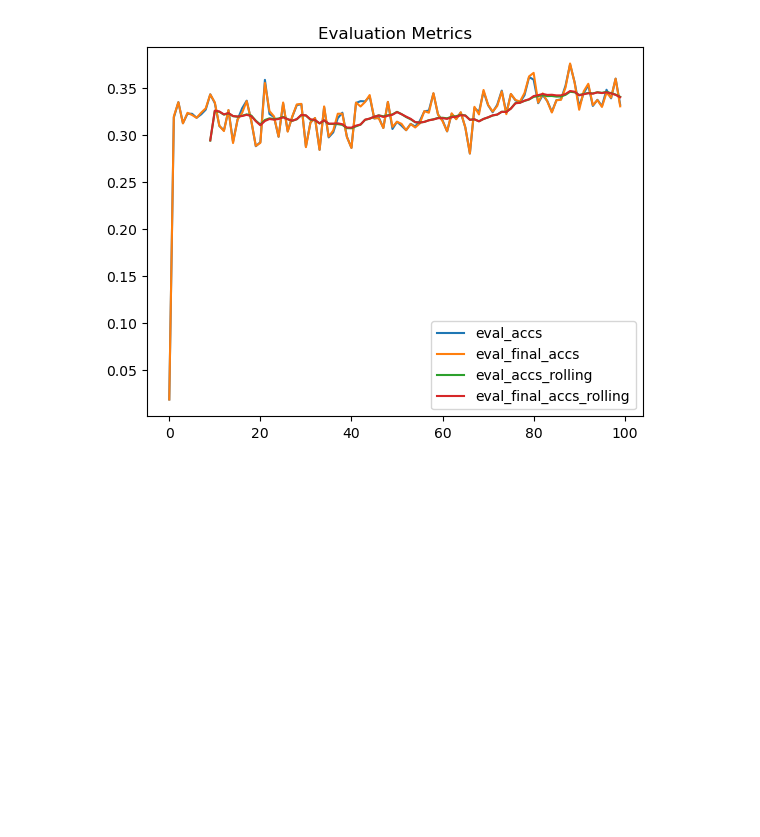
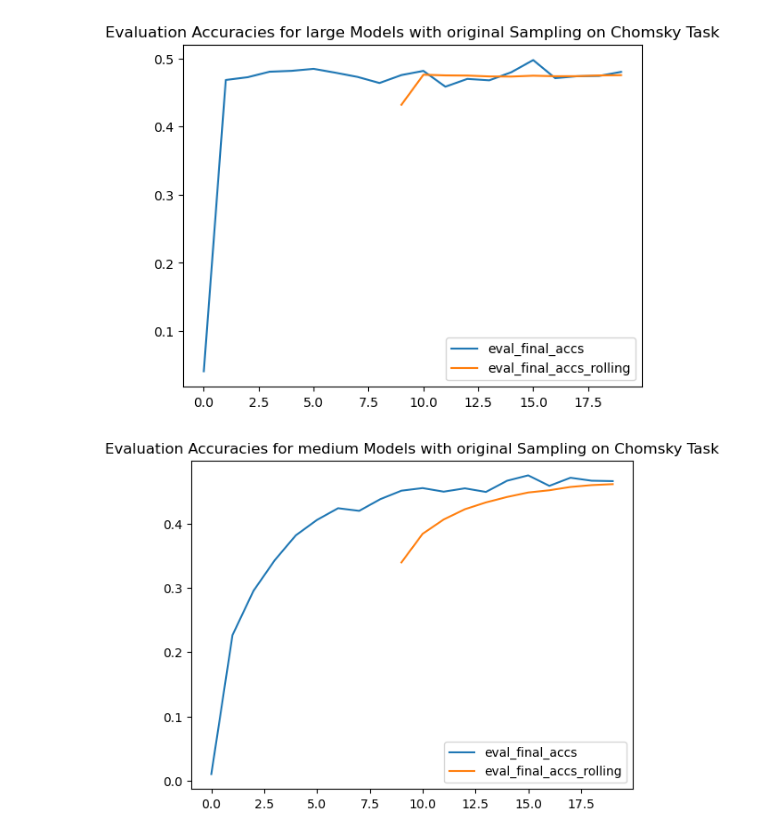
Before and after one commit to lazypanda10117/Learning-UTM, a Jupyter notebook: display_results.ipynb, the cells around one changed output. Cells and saved outputs as stored; diff of their text form; code cells hidden in the pictures; blank space fills up the shorter version.

```diff
--- a/display_results.ipynb
+++ b/display_results.ipynb
@@ -6,16 +6,31 @@ import seaborn as sns
-# %%
-results = pd.read_csv('evaluation_metrics_markov.csv')
-eval_accs = results['eval_accs']
-eval_final_accs = results['eval_final_accs']
 # %%
-plt.plot(eval_accs, label='eval_accs')
-plt.plot(eval_final_accs, label='eval_final_accs')
-eval_accs_rolling = pd.Series(eval_accs).rolling(window=10).mean()
-eval_final_accs_rolling = pd.Series(eval_final_accs).rolling(window=10).mean()
-plt.plot(eval_accs_rolling, label='eval_accs_rolling')
-plt.plot(eval_final_accs_rolling, label='eval_final_accs_rolling')
-plt.legend()
-plt.title('Evaluation Metrics')
-plt.show()
+# Generate Eval Accuracies Graph
+use_markovs = [
+    # True,
+    False
+]
+
+model_sizes = [
+    "large",
+    "medium",
+    "small"
+]
+
+for use_markov in use_markovs:
+    suffix = "markov" if use_markov else "original"
+    for model_size in model_sizes:
+        results = pd.read_csv(f'artifacts/metrics_{suffix}_transformer_{model_size}.csv')
+        eval_accs = results['eval_accs']
+        eval_final_accs = results['eval_final_accs']
+        # plt.plot(eval_accs, label='eval_accs')
+        plt.plot(eval_final_accs, label='eval_final_accs')
+        eval_accs_rolling = pd.Series(eval_accs).rolling(window=10).mean()
+        eval_final_accs_rolling = pd.Series(eval_final_accs).rolling(window=10).mean()
+        # plt.plot(eval_accs_rolling, label='eval_accs_rolling')
+        plt.plot(eval_final_accs_rolling, label='eval_final_accs_rolling')
+        plt.legend()
+        plt.title(f'Evaluation Accuracies for {model_size} Models with {suffix} Sampling on Chomsky Task')
+        plt.show()
 # %% [output]
-[figure, old version]
+[figure, new version]
+[figure, added]
```
Also changed, not shown: parts of 3 cells of this notebook, 18 other files.
